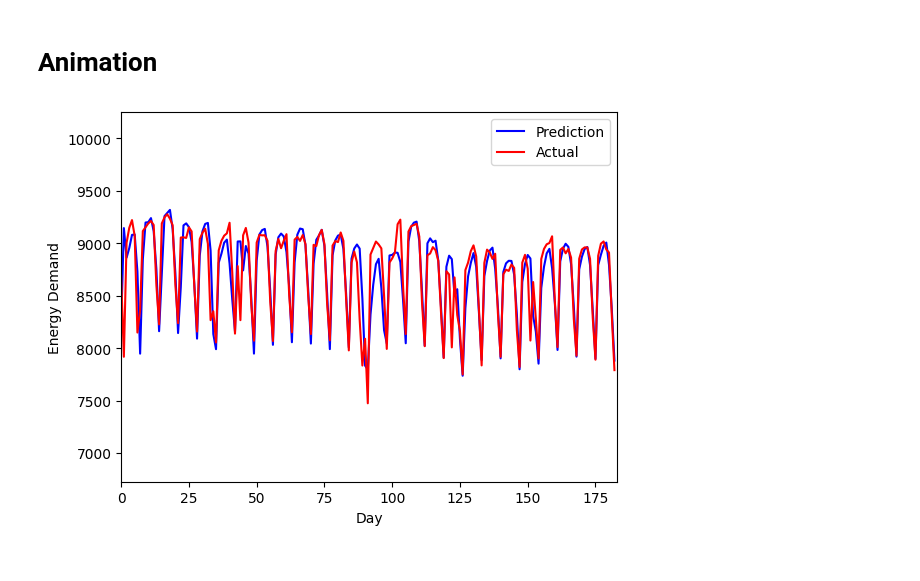
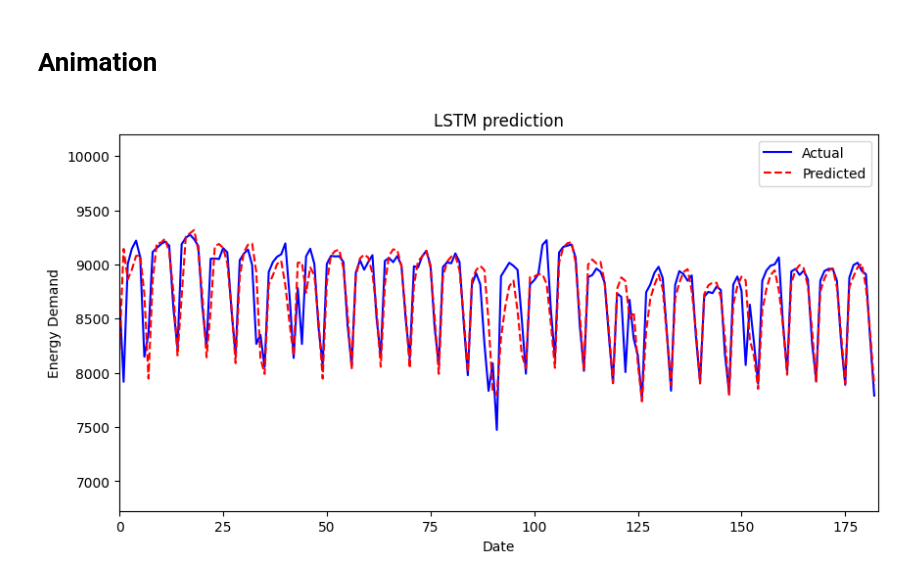
Before and after one commit to KhvatkinNikita/NUC-AI, a Jupyter notebook: notebooks/lstm.ipynb, the cells around one changed output. Drawn from its saved outputs; the diff is of its cells as text; code cells hidden in the pictures.

```diff
--- a/notebooks/lstm.ipynb
+++ b/notebooks/lstm.ipynb
@@ -187,34 +187,30 @@ sMAPE: 0.0161
 # %% [markdown]
 # Animation
 # %%
-fig, ax = plt.subplots()
-line_pred, = ax.plot([], [], label='Prediction', color='blue')
-line_act, = ax.plot([], [], label='Actual', color='red')
+fig, ax = plt.subplots(figsize=(10, 5))
+
+ax.set_xlim(0, len(actual_values_inv))
+ax.set_ylim(min(actual_values_inv) * 0.9, max(actual_values_inv) * 1.1)
+ax.set_xlabel("Date")
+ax.set_ylabel("Energy Demand")
+ax.set_title("LSTM prediction")
+
+actual_line, = ax.plot([], [], color='blue', label="Actual")
+predicted_line, = ax.plot([], [], color='red', linestyle="dashed", label="Predicted")
 ax.legend()
-ax.set_xlabel('Day')
-ax.set_ylabel('Energy Demand')
-ax.set_xlim(0, len(online_predictions_inv))
-ax.set_ylim(min(min(online_predictions_inv), min(actual_values_inv)) * 0.9,
-            max(max(online_predictions_inv), max(actual_values_inv)) * 1.1)
-
-def init():
-    line_pred.set_data([], [])
-    line_act.set_data([], [])
-    return line_pred, line_act
 
 def animate(i):
     x = np.arange(i + 1)
     y_pred = online_predictions_inv[:i + 1]
     y_act = actual_values_inv[:i + 1]
-    line_pred.set_data(x, y_pred)
-    line_act.set_data(x, y_act)
-    return line_pred, line_act
+    predicted_line.set_data(x, y_pred)
+    actual_line.set_data(x, y_act)
+    return predicted_line, actual_line
 
-ani = animation.FuncAnimation(fig, animate, frames=len(online_predictions_inv),
-                              init_func=init, interval=50, blit=True)
+ani = animation.FuncAnimation(fig, animate, frames=len(online_predictions_inv), interval=50)
 
 ani.save(f'../results/lstm_prediction.mp4', writer='ffmpeg')
 
 plt.show()
 # %% [output]
-[figure, old version]
+[figure, new version]
```
Also changed, not shown: 6 other files.
